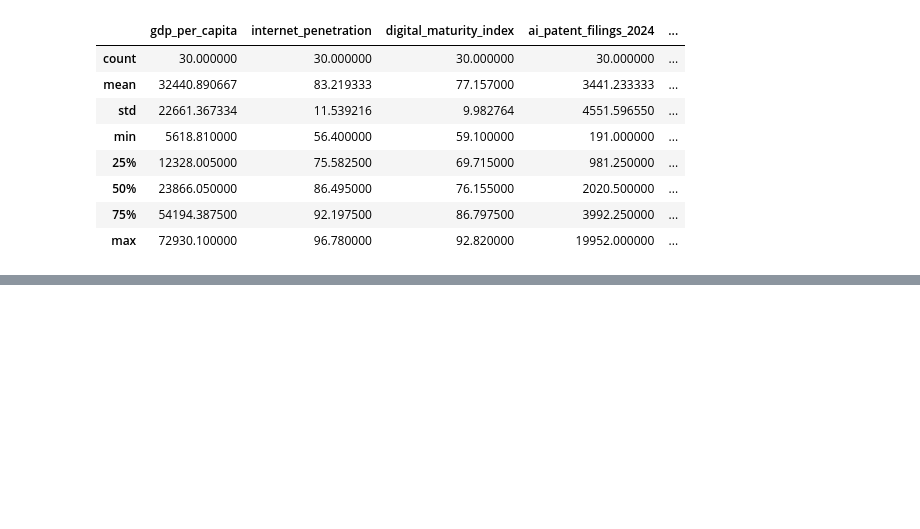
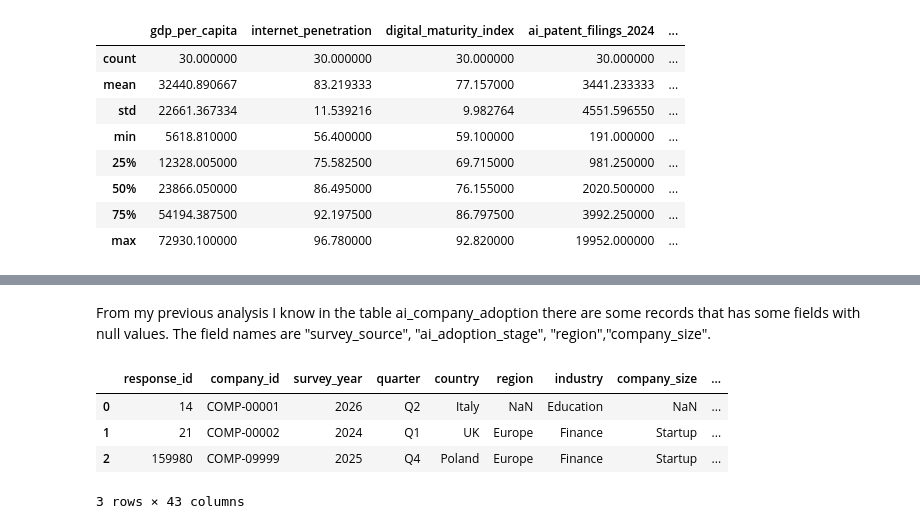
Before and after one commit to HemDesh/Data_Analysis_on_AI_Adoption_and_Workforce_Impact, a Jupyter notebook: notebooks/main.ipynb, the cells around one changed output, grey strips where cells are left out. Drawn from its saved outputs; the diff is of its cells as text; code cells hidden in the pictures; blank space fills up the shorter version.

Commit message:
set up sqlite database and worked on data cleaning 07-20-2026

```diff
--- a/notebooks/main.ipynb
+++ b/notebooks/main.ipynb
@@ -1015,0 +1020,7 @@ dfc.describe()
+# %%
+connection = sqlite3.connect("..\data\AI_Adoption.db")
+# Explicitly closing the connection because the database was getting locked.
+connection.close()
+# Reopening the database
+connection = sqlite3.connect("..\data\AI_Adoption.db")
+connection
@@ -1015,0 +1110,15 @@ dfc.describe()
+# %% [markdown]
+From my previous analysis I know in the table ai_company_adoption there are some records that has some fields with null values. The field names are "survey_source", "ai_adoption_stage", "region","company_size".
+# %%
+query1 = """
+    select * from ai_company_adoption
+    where
+    survey_source IS NULL or ai_adoption_stage IS NULL or region IS NULL or company_size IS NULL
+"""
+pd.read_sql(query1, connection)
+# %% [output]
+|  | response_id | company_id | survey_year | quarter | country | region | industry | company_size | ... |
+| 0 | 14 | COMP-00001 | 2026 | Q2 | Italy | NaN | Education | NaN | ... |
+| 1 | 21 | COMP-00002 | 2024 | Q1 | UK | Europe | Finance | Startup | ... |
+| 2 | 159980 | COMP-09999 | 2025 | Q4 | Poland | Europe | Finance | Startup | ... |
+3 rows × 43 columns
```
Also changed, not shown: parts of 31 cells of this notebook, 4 other files.
